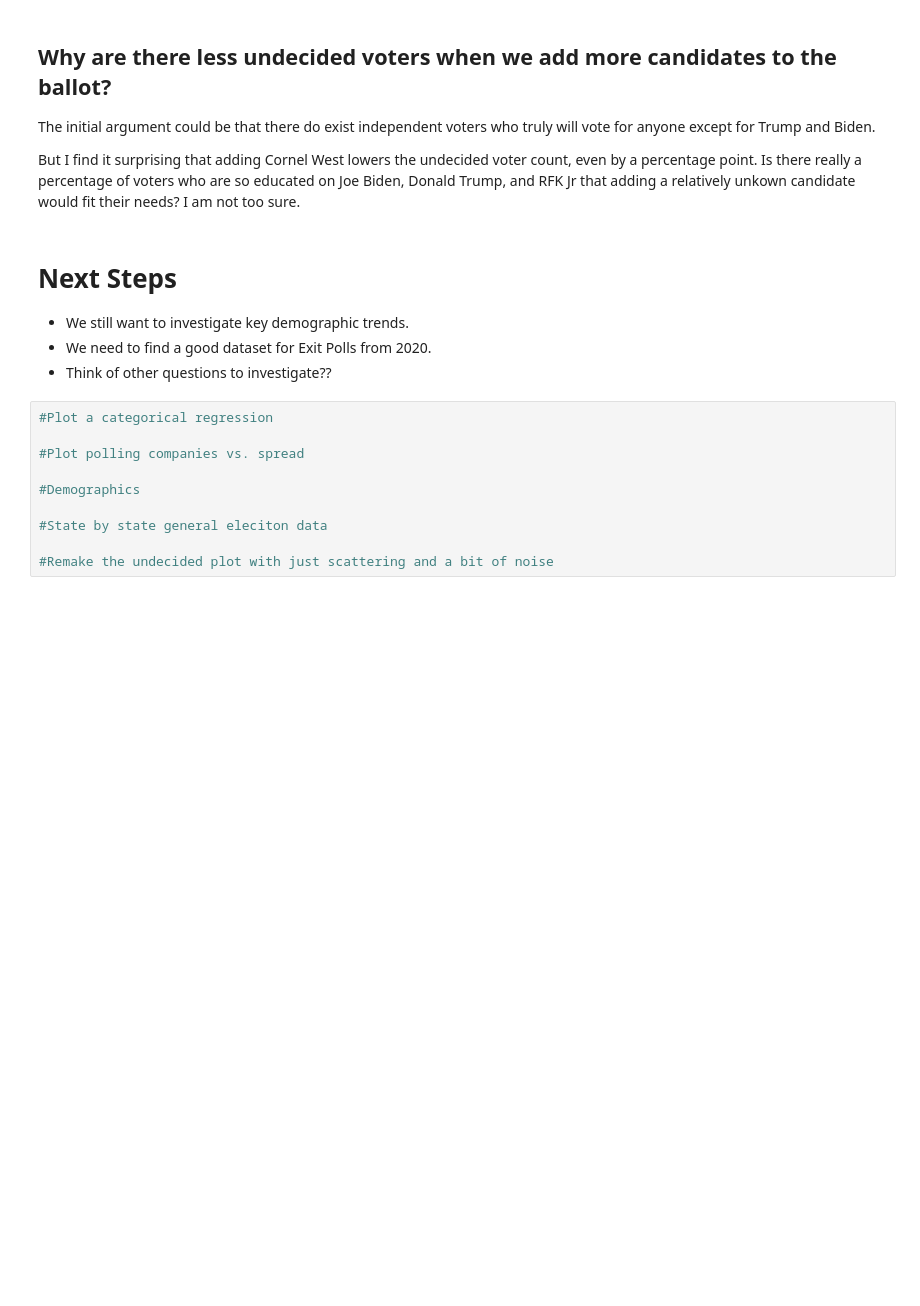
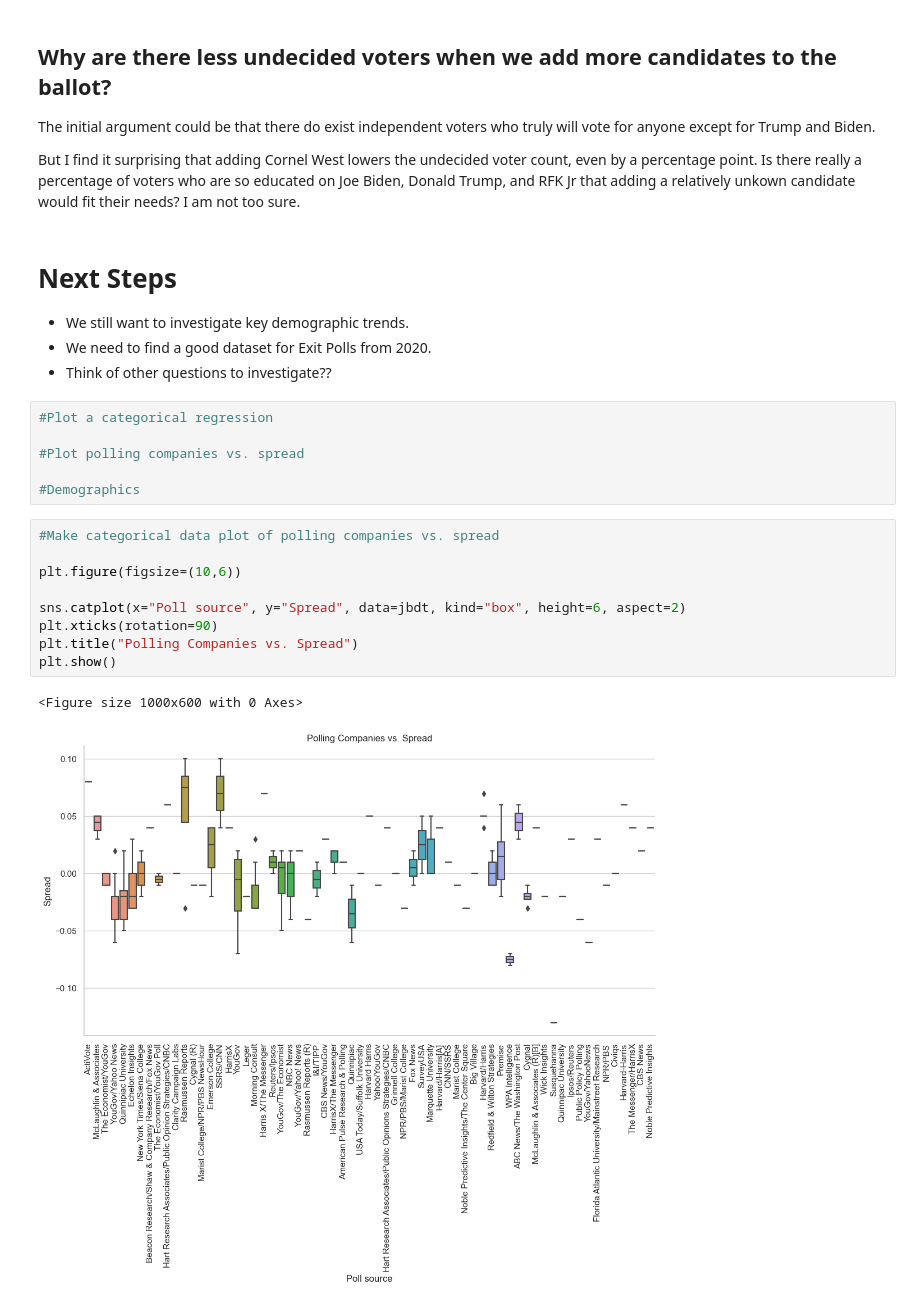
Before and after one commit to robertfeldstein/Election2024, a Jupyter notebook: rfkjr.ipynb, the cells around one changed output. Cells and saved outputs as stored; diff of their text form; blank space fills up the shorter version.

```diff
--- a/rfkjr.ipynb
+++ b/rfkjr.ipynb
@@ -260,7 +297,15 @@ But I find it surprising that adding Cornel West lowers the undecided voter coun
 #Plot polling companies vs. spread
 
 #Demographics
-
-#State by state general eleciton data
-
-#Remake the undecided plot with just scattering and a bit of noise
+# %%
+#Make categorical data plot of polling companies vs. spread
+
+plt.figure(figsize=(10,6))
+
+sns.catplot(x="Poll source", y="Spread", data=jbdt, kind="box", height=6, aspect=2)
+plt.xticks(rotation=90)
+plt.title("Polling Companies vs. Spread")
+plt.show()
+# %% [output]
+<Figure size 1000x600 with 0 Axes>
+[figure, added]
```
Also changed, not shown: parts of 5 cells of this notebook, 1 other file.
